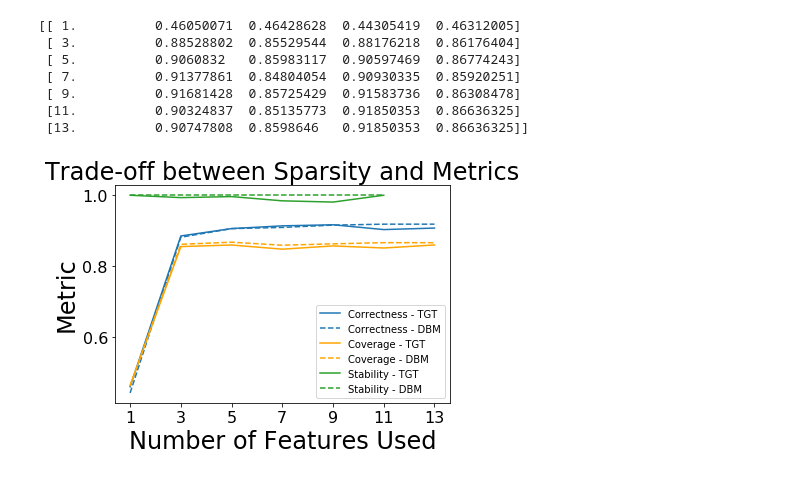
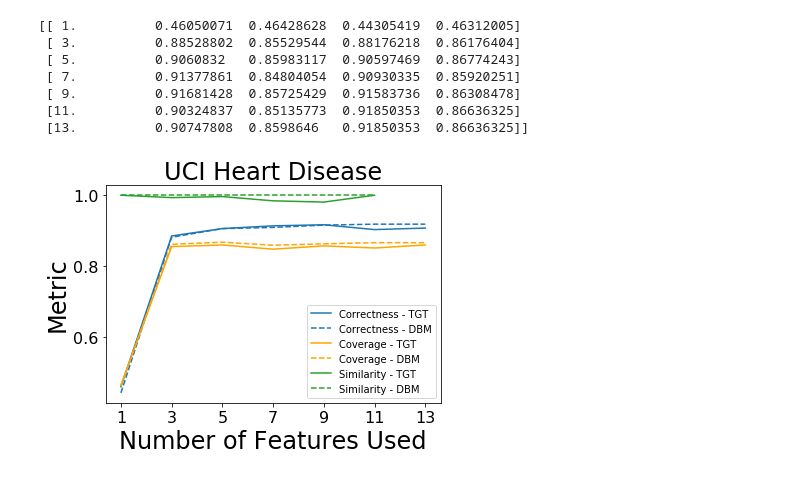
Before and after one commit to GDPlumb/ELDR, a Jupyter notebook: Heart-K/run.ipynb, the cells around one changed output. Cells and saved outputs as stored; diff of their text form; code cells hidden in the pictures.

```diff
--- a/Heart-K/run.ipynb
+++ b/Heart-K/run.ipynb
@@ -180,36 +180,36 @@ for c in range(len(K) - 1):
             if i != j:
                 e_more = load(d_more, k_more, i, j)
                 e_less = load(d_less, k_less, i, j)
-                res[i, j] = stability(e_more, e_less)
+                res[i, j] = similarity(e_more, e_less)
 
     S[c, 0] = k_more
     S[c, 1] = np.mean(res)
 # %%
 # Plot the comparison of TGT to DBM based on our metrics at varying degrees of sparsity
 
 import matplotlib
 matplotlib.rc("xtick", labelsize = 16)
 matplotlib.rc("ytick", labelsize = 16)
 matplotlib.rc("axes", titlesize = 24)
 matplotlib.rc("axes", labelsize = 24)
 #matplotlib.rc("lines", markersize = 16)
 
 plt.plot(out[:, 0], out[:, 1], c = "C0", label = "Correctness - TGT")
 plt.plot(out[:, 0], out[:, 3], ls = "--", c= "C0", label = "Correctness - DBM")
 plt.plot(out[:, 0], out[:, 2], c = "orange", label = "Coverage - TGT")
 plt.plot(out[:, 0], out[:, 4], ls = "--", color = "orange", label = "Coverage - DBM")
-plt.plot(S[:, 0], S[:, 1], color = "C2", label = "Stability - TGT")
-plt.plot(S[:, 0], np.ones((len(K) - 1)), ls = "--", color = "C2", label = "Stability - DBM")
+plt.plot(S[:, 0], S[:, 1], color = "C2", label = "Similarity - TGT")
+plt.plot(S[:, 0], np.ones((len(K) - 1)), ls = "--", color = "C2", label = "Similarity - DBM")
 
 plt.ylabel("Metric")
 plt.xlabel("Number of Features Used")
 plt.xticks(np.arange(1, 15, step=2))
-plt.title("Trade-off between Sparsity and Metrics")
+plt.title("UCI Heart Disease")
 
 plt.legend()
 
 plt.savefig("heart-tradeoff.png", bbox_inches='tight')
 plt.show()
 plt.close()
 # %% [output]
-[figure, old version]
+[figure, new version]
```
Also changed, not shown: parts of 1 cell of this notebook, 10 other files.
